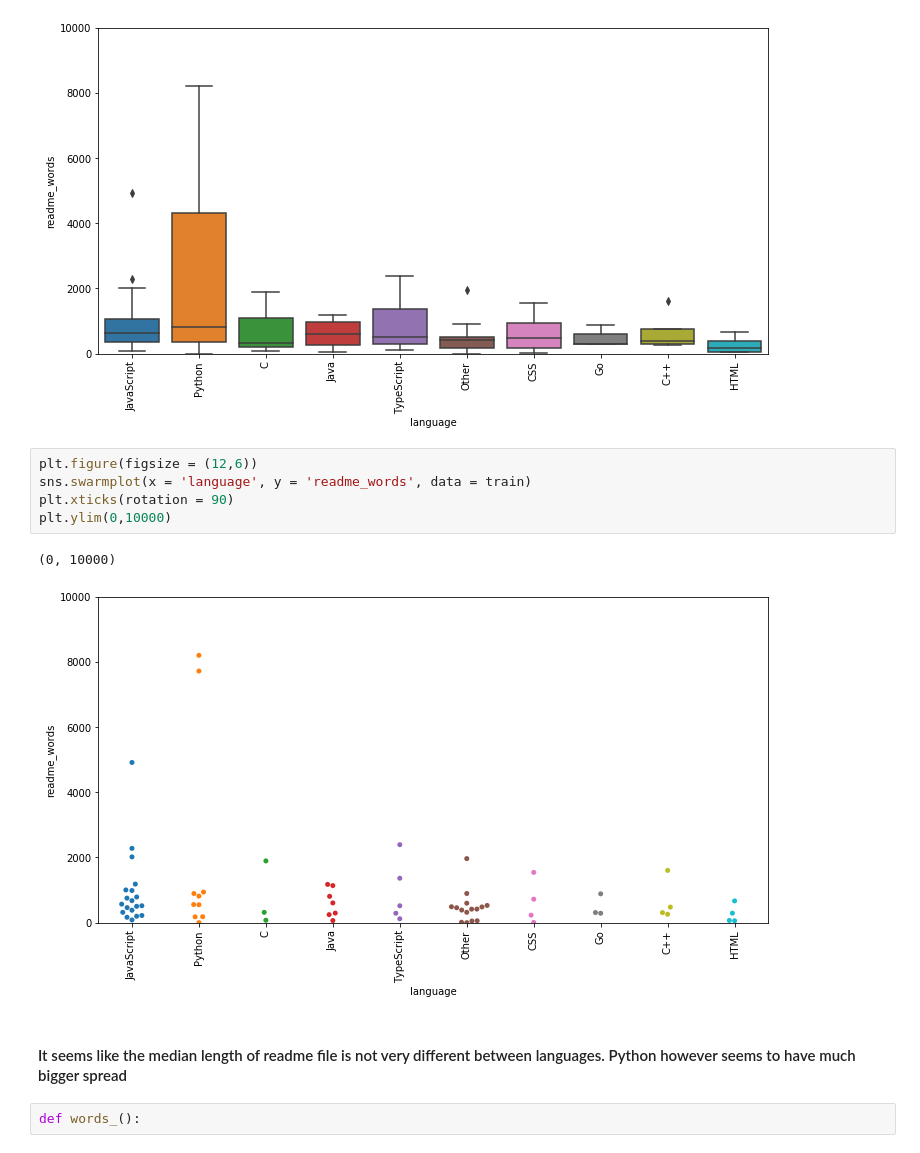
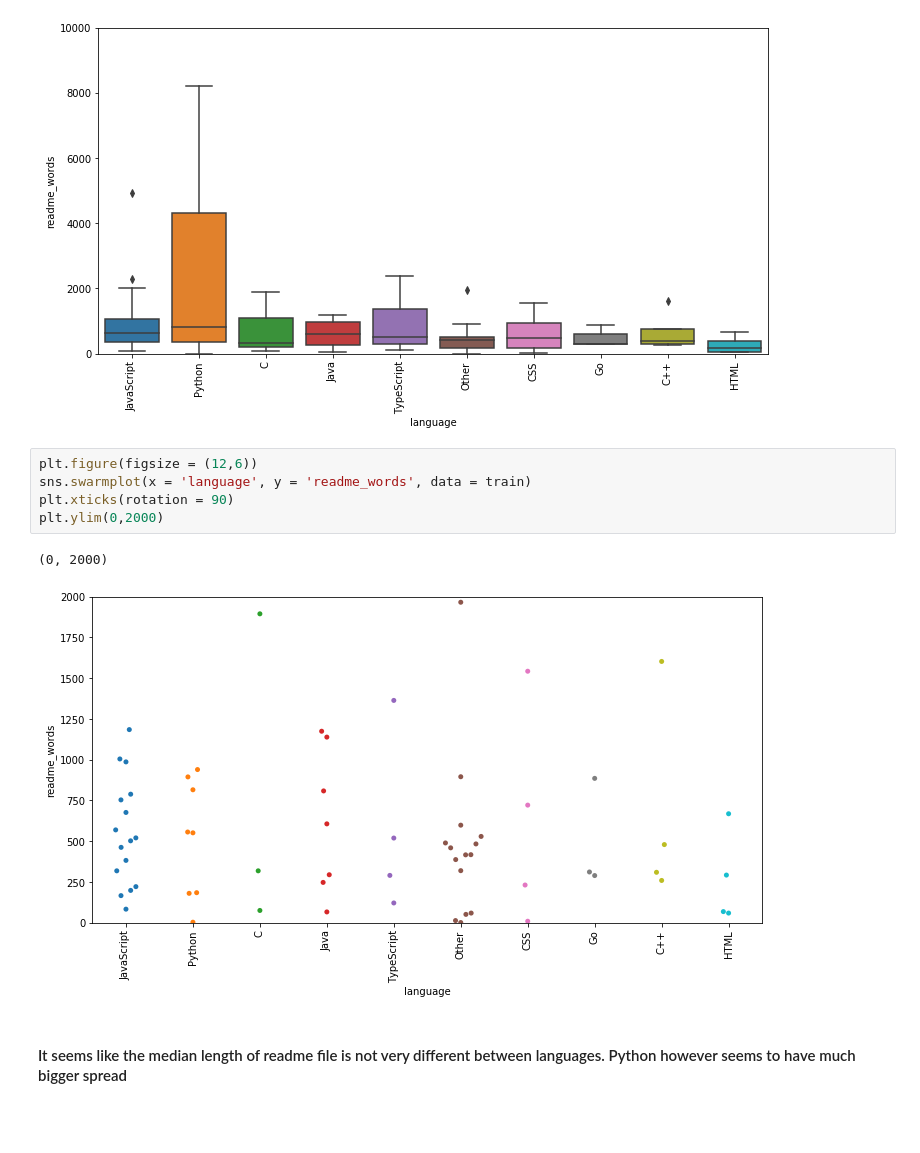
Before and after one commit to The-Tree-Muskeeters/git-language, a Jupyter notebook: nlp_project_ravinder.ipynb, the cells around one changed output. Saved outputs shown, nothing was run; the diff lists cells and outputs as text; blank space fills up the shorter version.

```diff
--- a/nlp_project_ravinder.ipynb
+++ b/nlp_project_ravinder.ipynb
@@ -330,12 +322,10 @@ plt.ylim(0,10000)
 # %%
 plt.figure(figsize = (12,6))
 sns.swarmplot(x = 'language', y = 'readme_words', data = train)
 plt.xticks(rotation = 90)
-plt.ylim(0,10000)
+plt.ylim(0,2000)
 # %% [output]
-(0, 10000)
+(0, 2000)
-[figure, old version]
+[figure, new version]
 # %% [markdown]
 #### It seems like the median length of readme file is not very different between languages. Python however seems to have much bigger spread
-# %%
-def words_():
```
Also changed, not shown: parts of 9 cells of this notebook.
